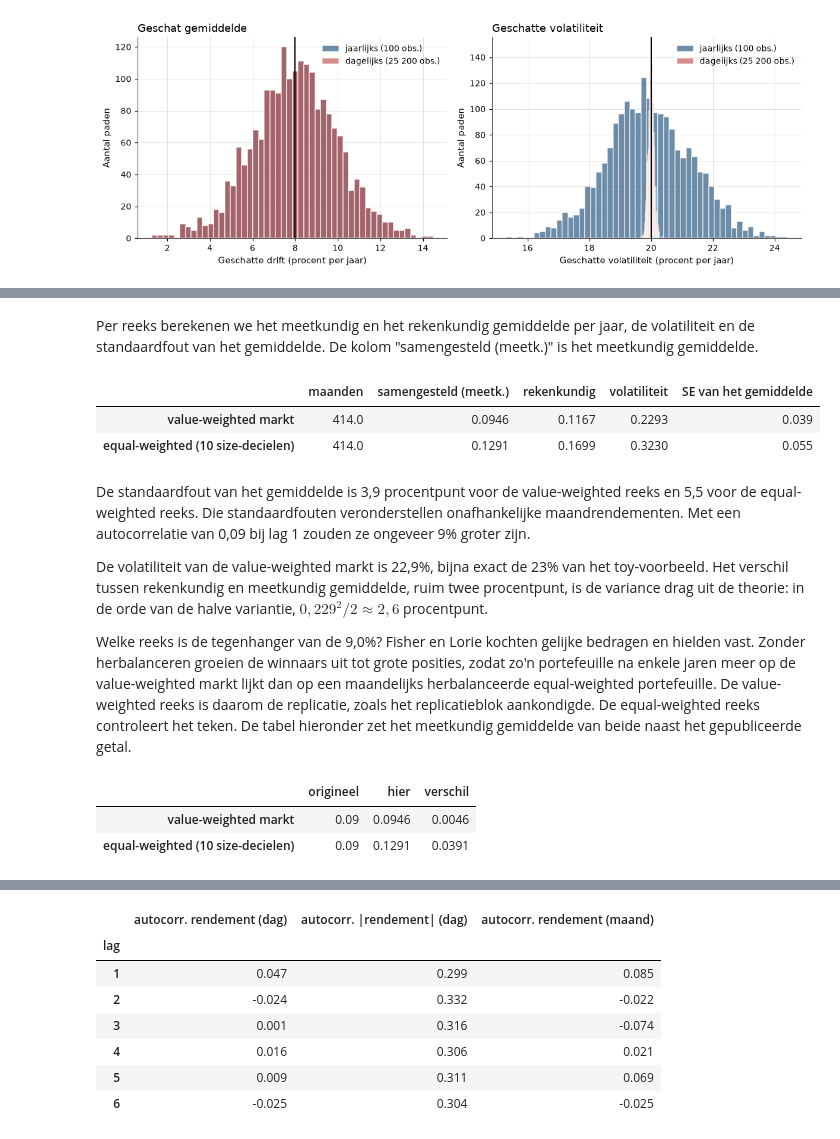
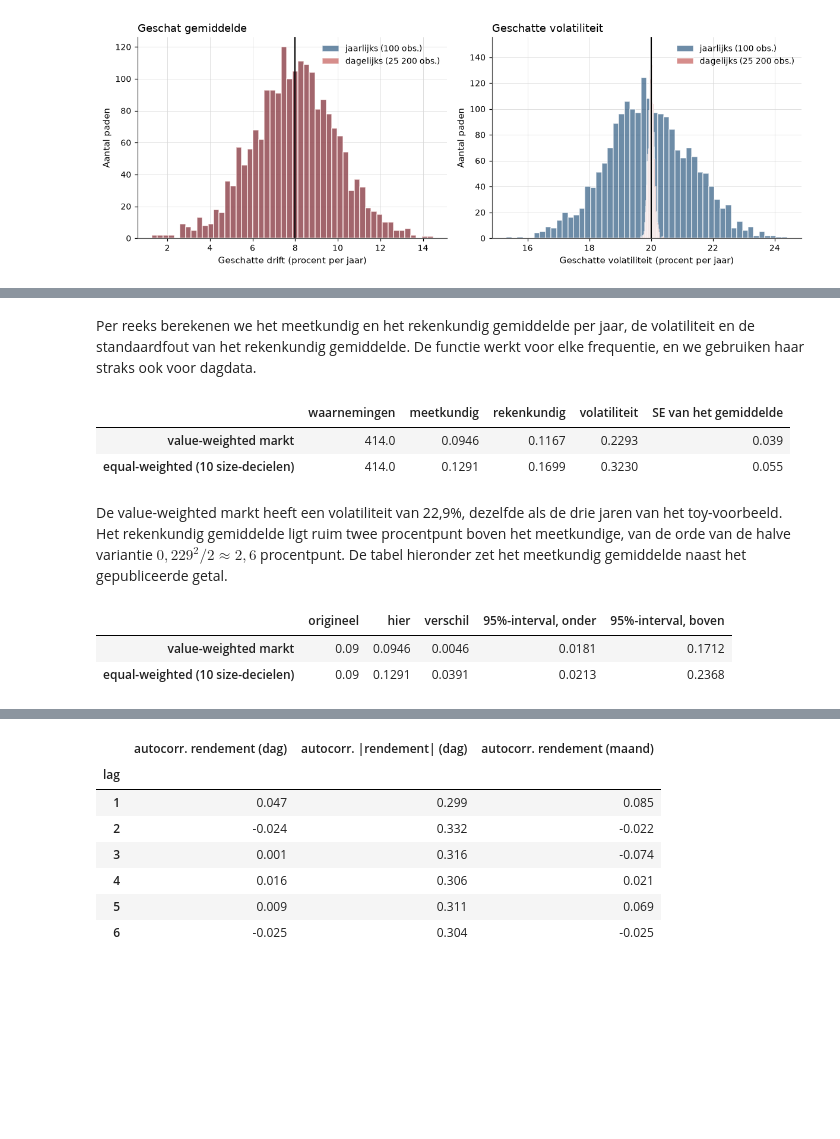
Before and after one commit to MaartenN14/history-asset-pricing, a Jupyter notebook: lectures/00_01_rendementen.ipynb, the cells around one changed output, grey strips where cells are left out. Cells and saved outputs as stored; diff of their text form; code cells hidden in the pictures; blank space fills up the shorter version.

```diff
--- a/lectures/00_01_rendementen.ipynb
+++ b/lectures/00_01_rendementen.ipynb
@@ -928,18 +771,18 @@ value_weighted = hap_data.market_monthly()["Mkt"].loc[sample]
 equal_weighted = size_ew[deciles].loc[sample].mean(axis=1)
 # %% [markdown]
 Per reeks berekenen we het meetkundig en het rekenkundig gemiddelde per jaar, de
-volatiliteit en de standaardfout van het gemiddelde. De kolom
-"samengesteld (meetk.)" is het meetkundig gemiddelde.
+volatiliteit en de standaardfout van het rekenkundig gemiddelde. De functie werkt
+voor elke frequentie, en we gebruiken haar straks ook voor dagdata.
 # %%
-def annual_summary(returns: pd.Series) -> dict[str, float]:
-    """Compounded and arithmetic annual return with the standard error."""
-    n_months = len(returns)
-    years = n_months / 12
-    sd_ann = returns.std(ddof=1) * np.sqrt(12)
+def annual_summary(returns: pd.Series, per_year: float = 12) -> dict[str, float]:
+    """Geometric and arithmetic annual return, volatility and standard error."""
+    n_obs = len(returns)
+    years = n_obs / per_year
+    sd_ann = returns.std(ddof=1) * np.sqrt(per_year)
     return {
-        "maanden": n_months,
-        "samengesteld (meetk.)": (1 + returns).prod() ** (1 / years) - 1,
-        "rekenkundig": 12 * returns.mean(),
+        "waarnemingen": n_obs,
+        "meetkundig": (1 + returns).prod() ** (1 / years) - 1,
+        "rekenkundig": per_year * returns.mean(),
         "volatiliteit": sd_ann,
         "SE van het gemiddelde": sd_ann / np.sqrt(years),
     }
@@ -953,35 +796,27 @@ fisher_lorie = pd.DataFrame(
 ).T
 fisher_lorie.round(4)
 # %% [output]
-|  | maanden | samengesteld (meetk.) | rekenkundig | volatiliteit | SE van het gemiddelde |
+|  | waarnemingen | meetkundig | rekenkundig | volatiliteit | SE van het gemiddelde |
 | value-weighted markt | 414.0 | 0.0946 | 0.1167 | 0.2293 | 0.039 |
 | equal-weighted (10 size-decielen) | 414.0 | 0.1291 | 0.1699 | 0.3230 | 0.055 |
-# %% [markdown]
-De standaardfout van het gemiddelde is 3,9 procentpunt voor de value-weighted
-reeks en 5,5 voor de equal-weighted reeks. Die standaardfouten veronderstellen
-onafhankelijke maandrendementen. Met een autocorrelatie van 0,09 bij lag 1 zouden
-ze ongeveer 9% groter zijn.
-
-De volatiliteit van de value-weighted markt is 22,9%, bijna exact de 23% van het
-toy-voorbeeld. Het verschil tussen rekenkundig en meetkundig gemiddelde, ruim
-twee procentpunt, is de variance drag uit de theorie: in de orde van de halve
-variantie, $0{,}229^2/2 \approx 2{,}6$ procentpunt.
-
-Welke reeks is de tegenhanger van de 9,0%? Fisher en Lorie kochten gelijke
-bedragen en hielden vast. Zonder herbalanceren groeien de winnaars uit tot grote
-posities, zodat zo'n portefeuille na enkele jaren meer op de value-weighted markt
-lijkt dan op een maandelijks herbalanceerde equal-weighted portefeuille. De
-value-weighted reeks is daarom de replicatie, zoals het replicatieblok
-aankondigde. De equal-weighted reeks controleert het teken. De tabel hieronder
-zet het meetkundig gemiddelde van beide naast het gepubliceerde getal.
+# %% [markdown]
+De value-weighted markt heeft een volatiliteit van 22,9%, dezelfde als de drie
+jaren van het toy-voorbeeld. Het rekenkundig gemiddelde ligt ruim twee
+procentpunt boven het meetkundige, van de orde van de halve variantie
+$0{,}229^2/2 \approx 2{,}6$ procentpunt. De tabel hieronder zet het meetkundig
+gemiddelde naast het gepubliceerde getal.
 # %%
 published = 0.090    # Fisher en Lorie (1964), met herbelegde dividenden
-replicated = fisher_lorie["samengesteld (meetk.)"]
+replicated = fisher_lorie["meetkundig"]
+
+se = fisher_lorie["SE van het gemiddelde"]
 
 pd.DataFrame(
-    {"origineel": published, "hier": replicated, "verschil": replicated - published}
+    {"origineel": published, "hier": replicated, "verschil": replicated - published,
+     "95%-interval, onder": replicated - 1.96 * se,
+     "95%-interval, boven": replicated + 1.96 * se}
 ).round(4)
 # %% [output]
-|  | origineel | hier | verschil |
-| value-weighted markt | 0.09 | 0.0946 | 0.0046 |
-| equal-weighted (10 size-decielen) | 0.09 | 0.1291 | 0.0391 |
+|  | origineel | hier | verschil | 95%-interval, onder | 95%-interval, boven |
+| value-weighted markt | 0.09 | 0.0946 | 0.0046 | 0.0181 | 0.1712 |
+| equal-weighted (10 size-decielen) | 0.09 | 0.1291 | 0.0391 | 0.0213 | 0.2368 |
```
Also changed, not shown: parts of 35 cells of this notebook, 6 other files.
